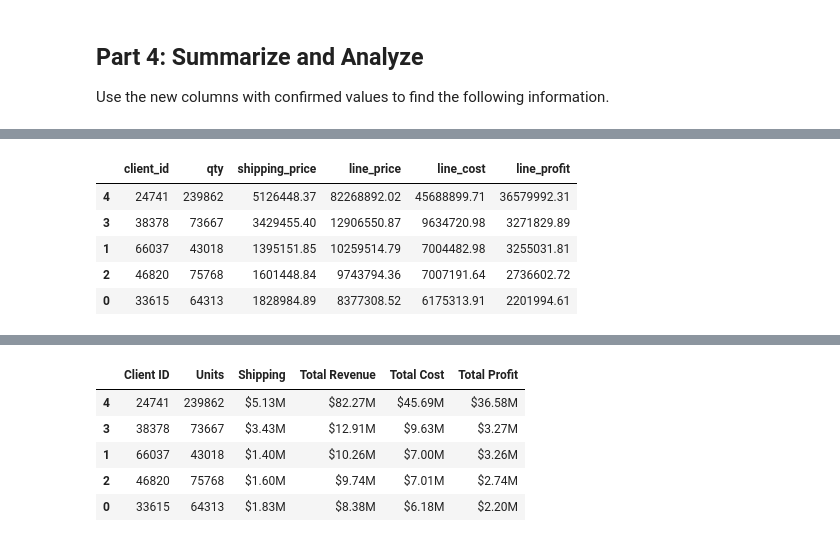
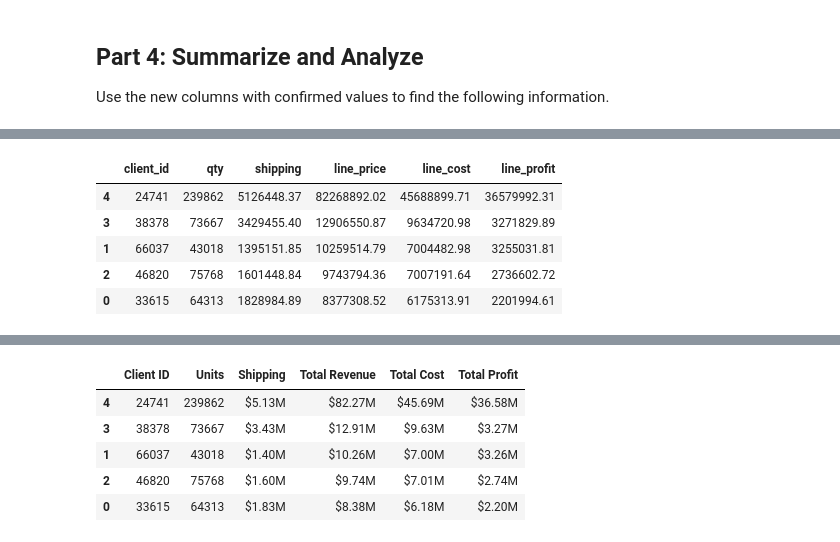
Before and after one commit to lordegraves/pandas-challenge-1, a Jupyter notebook: Starter_Code/module_4_challenge.ipynb, the cells around one changed output, grey strips where cells are left out. Drawn from its saved outputs; the diff is of its cells as text; code cells hidden in the pictures.

```diff
--- a/Starter_Code/module_4_challenge.ipynb
+++ b/Starter_Code/module_4_challenge.ipynb
@@ -152,4 +131,8 @@ SyntaxError: invalid syntax (1397609507.py, line 5)
 # Create a column for the total price
 # using the subtotal and the shipping price
 # along with a sales tax of 9.25%
+sales_tax = 1.0925
+df['total'] = (df['subtotal'] + df['shipping']) * sales_tax
+df['total'] = df['total'].round(2)
+df[['subtotal', 'shipping', 'total']]
 # %% [output]
@@ -162,4 +154,6 @@ SyntaxError: invalid syntax (1397609507.py, line 5)
 # of each line using unit cost, qty, and
 # shipping price (assume the shipping cost
 # is exactly what is charged to the client).
+df['line_cost'] = df['unit_cost'] * df['qty'] + df['shipping']
+df[['unit_cost', 'qty', 'shipping', 'line_cost']].head(5)
 # %% [output]
@@ -171,4 +166,6 @@ SyntaxError: invalid syntax (1397609507.py, line 5)
 # %%
 # Create a column for the profit of
 # each line using line cost and line price
+df['profit'] = df['total'] - df['line_cost']
+df[['total', 'line_cost', 'profit']].head()
 # %% [output]
@@ -198,4 +204,12 @@ Use the new columns with confirmed values to find the following information.
 # %%
 # How much did each of the top 5 clients by quantity
 # spend? Check your work from Part 1 for client ids.
+def find_total_price(client_id):
+    return df.loc[df['client_id'] == client_id, 'total'].sum()
+
+top_5_clients = [33615, 66037, 46820, 38378, 24741]
+
+for client_id in top_5_clients:
+    total_spent = find_total_price(client_id)
+    print(f"Client ID: {client_id}, ${total_spent:.2f}")
 # %% [output]
@@ -207,10 +221,65 @@ Use the new columns with confirmed values to find the following information.
 # %%
 # Create a summary DataFrame showing the totals for the
 # for the top 5 clients with the following information:
 # total units purchased, total shipping price,
 # total revenue, and total profit. Sort by total profit.
+# Create a summary DataFrame showing the totals for the
+# for the top 5 clients with the following information:
+# total units purchased, total shipping price,
+# total revenue, and total profit. Sort by total profit.
+
+def total_units_purchased(client_id):
+    return df.loc[df['client_id'] == client_id, 'qty'].sum()
+
+def total_shipping(client_id):
+    total_weight = df.loc[df['client_id'] == client_id, 'unit_weight'] * df.loc[df['client_id'] == client_id, 'qty']
+    shipping_cost = total_weight.apply(lambda weight: weight * 7 if weight > 50 else weight * 10)
+    return shipping_cost.sum()
+
+def total_revenue(client_id):
+    return df.loc[df['client_id'] == client_id, 'total'].sum()
+
+def total_profit(client_id):
+    line_cost = df.loc[df['client_id'] == client_id, 'unit_cost'] * df.loc[df['client_id'] == client_id, 'qty'] + df.loc[df['client_id'] == client_id, 'shipping']
+    line_profit = df.loc[df['client_id'] == client_id, 'total'] - line_cost
+    return line_profit.sum()
+
+def calculate_line_cost(client_id):
+    unit_cost = df.loc[df['client_id'] == client_id, 'unit_cost']
+    qty = df.loc[df['client_id'] == client_id, 'qty']
+    shipping = df.loc[df['client_id'] == client_id, 'shipping']
+
+    line_cost = unit_cost * qty + shipping
+    return line_cost.sum()
+
+top_5_client_ids = [33615, 66037, 46820, 38378, 24741]
+
+client_data = []
+
+for client_id in top_5_client_ids:
+    total_units_purchased_val = total_units_purchased(client_id)
+    total_shipping_val = total_shipping(client_id)
+    total_revenue_val = total_revenue(client_id)
+    total_profit_val = total_profit(client_id)
+    calculate_line_cost_val = calculate_line_cost(client_id)
+
+    client_info = {
+        "client_id": client_id,
+        "qty": total_units_purchased_val,
+        "shipping": total_shipping_val,
+        "line_price": total_revenue_val,
+        "line_cost": calculate_line_cost_val,
+        "line_profit": total_profit_val
+    }
+
+    client_data.append(client_info)
+
+summary_df = pd.DataFrame(client_data)
+
+summary_df = summary_df.sort_values(by='line_profit', ascending=False)
+summary_df
 # %% [output]
-|  | client_id | qty | shipping_price | line_price | line_cost | line_profit |
+|  | client_id | qty | shipping | line_price | line_cost | line_profit |
 | 4 | 24741 | 239862 | 5126448.37 | 82268892.02 | 45688899.71 | 36579992.31 |
 | 3 | 38378 | 73667 | 3429455.40 | 12906550.87 | 9634720.98 | 3271829.89 |
 | 1 | 66037 | 43018 | 1395151.85 | 10259514.79 | 7004482.98 | 3255031.81 |
```
Also changed, not shown: parts of 13 cells of this notebook, 1 other file.
